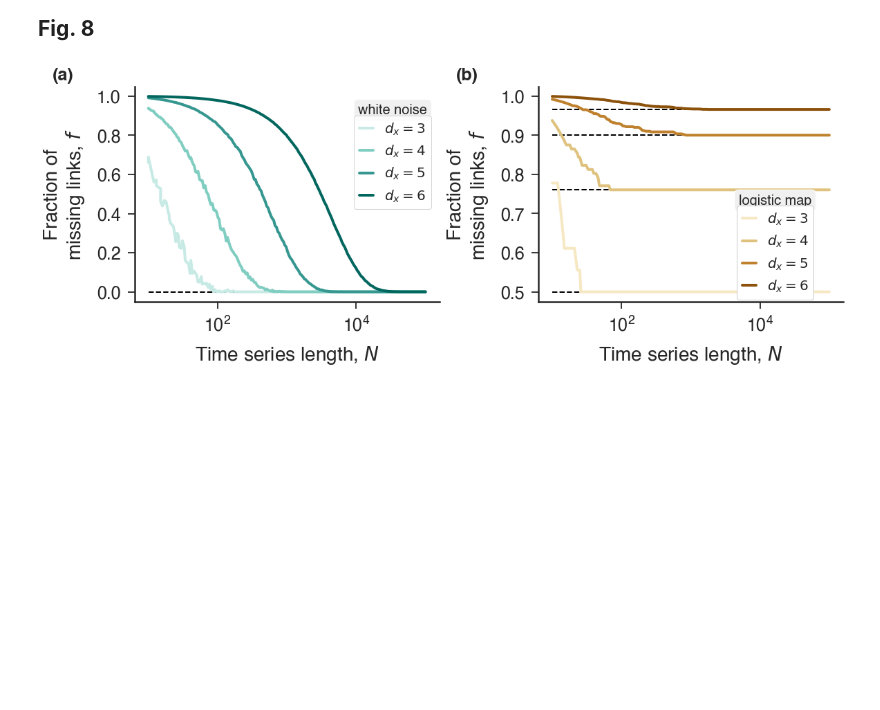
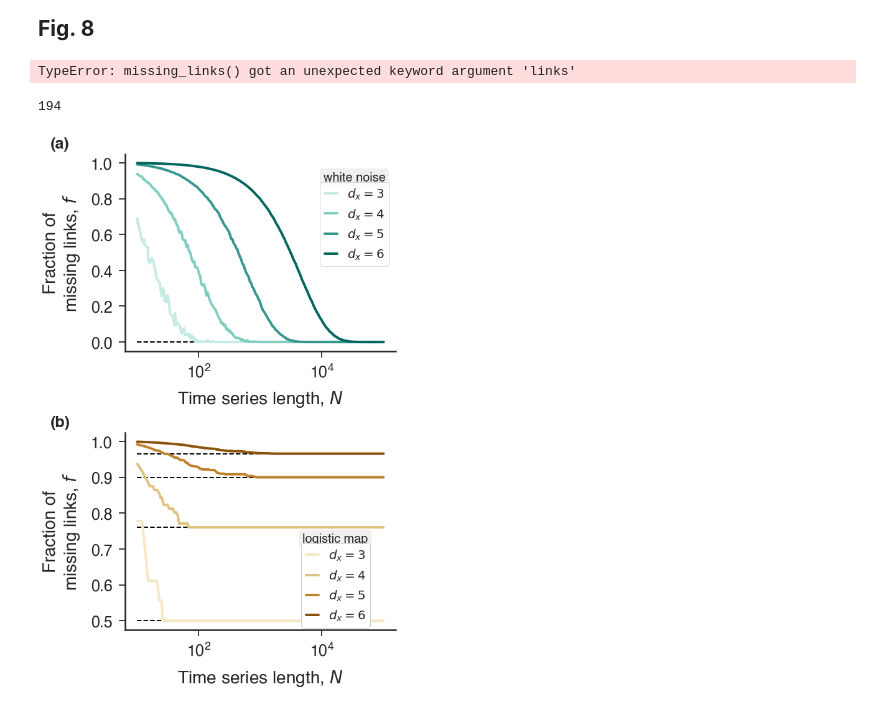
Before and after one commit to arthurpessa/ordpy, a Jupyter notebook: examples/sample_notebook.ipynb, the cells around one changed output. Saved outputs shown, nothing was run; the diff lists cells and outputs as text; code cells hidden in the pictures; blank space fills up the shorter version.

```diff
--- a/examples/sample_notebook.ipynb
+++ b/examples/sample_notebook.ipynb
@@ -243,20 +243,21 @@ ax[0].hlines(fstates_rw[1][-1], 60, 6000, linestyle='--', linewidth=2, color='bl
 ax[0].hlines(fstates_pure_logmap[0][-1], 60, 6000, linestyle='--', linewidth=2, color='black')
 ax[0].hlines(fstates_pure_logmap[1][-1], 60, 6000, linestyle='--', linewidth=2, color='black')
 
-#VERTICAL
+#VERTICAL LAYOUT
 first_legend = plt.legend(handles=rw_leg, loc=(.383,1.84))
 plt.gca().add_artist(first_legend)
 second_legend = plt.legend(handles=logi_leg, loc=(.695,1.84))
 plt.gca().add_artist(second_legend)
 
+#HORIZONTAL LAYOUT
 # first_legend = plt.legend(handles=rw_leg, loc=(-.668,0.45))
 # plt.gca().add_artist(first_legend)
 # second_legend = plt.legend(handles=logi_leg, loc=(-.975,0.45))
 # plt.gca().add_artist(second_legend)
 
-ax[0].annotate('logistic map', (.39,.7),  xycoords='axes fraction',fontsize=20,
+ax[0].annotate('logistic map', (.705,.7),  xycoords='axes fraction',fontsize=20,
                 bbox={'boxstyle':'round', 'fc':'#f0f0f0', 'alpha':1})
-ax[0].annotate('random walk', (.6925,.7), xycoords='axes fraction',fontsize=20,
+ax[0].annotate('random walk', (.38,.7), xycoords='axes fraction',fontsize=20,
                 bbox={'boxstyle':'round', 'fc':'#f0f0f0', 'alpha':1})
 
 
@@ -264,7 +265,7 @@ ax[0].annotate('random walk', (.6925,.7), xycoords='axes fraction',fontsize=20,
 colors = ['#01665e', '#8c510a']
 fstates_logmap = np.load('data/fstates_logmap.npy')
 for y_, c_, l_,lw_ in zip(fstates_logmap, ['#dfc27d', '#8c510a'], labels, [4,6]):
-    ax[1].plot(np.arange(0,.5,.001), y_, linewidth=lw_, color=c_, label=l_, scalex='log')
+    ax[1].plot(np.arange(0,.5,.001), y_, 'o', linewidth=lw_, color=c_, label=l_, scalex='log')
 
 ax[1].hlines(0, 0, .5, linestyle='--', linewidth=2)
 ax[1].set_yticks(np.arange(0,601,150))
@@ -310,7 +311,7 @@ def logistic(a=4, n=100000, x0=0.4):
 
     return x
 # %%
-def transient_logistic_map():
+def transient_logistic_map(x0=.65, r0 = 2.8):
     """
     Iterates the logistic map changing the
     growth parameter r at each step. Initial
@@ -331,7 +332,7 @@ def transient_logistic_map():
     - L.L. Trulla et al., Recurrence quantification analysis of the logistic equation
     with transients, Phys. Letters A 223 (1996) 255-260.
     """
-    x = [2.8*.65*(1-.65)]
+    x = [r0*x0*(1-x0)]
     i = 0
 #
     for r_ in np.arange(2.80001,4.00001,.00001):
@@ -596,7 +605,7 @@ def henon_map(n=2**15, a=1.4, b=0.3, x0=.5, y0=.5):
     return x, y
 # %%
 #Schuster's map
-def schuster_map(n=2**15, z=1, x0=.5):
+def schuster_map(n=2**15, z=2, x0=.5):
     """
 
     Parameters
@@ -1527,21 +1662,28 @@ f.tight_layout()
 # %%
 #15 minutes to run. Data to plot Fig 8a
 
-# flinks_noise = []
+flinks_noise = []
 
-# for dx_ in [3,4,5,6]:
-#     temp_size = []
-#     for size_ in np.logspace(1,5,200).astype(int):
-#         temp  = []
-#         for _ in range(10):
-#             series = np.random.normal(size=size_)
-#             temp.append(missing_links(series, dx=dx_, links=False))
-#         temp_size.append(np.mean(temp))
-#     fstates_noise.append(temp_size)
-# np.save('data/flinks_noise.npy', flinks_noise)
-# flinks_noise = np.load('data/flinks_noise.npy')
+for dx_ in [3,4,5,6]:
+    temp_size = []
+    for size_ in np.unique(np.logspace(1,5,200).astype(int)):
+        temp  = []
+        for _ in range(10):
+            series = np.random.normal(size=size_)
+            temp.append(missing_links(series, dx=dx_, links=False))
+        temp_size.append(np.mean(temp))
+    fstates_noise.append(temp_size)
+
+np.save('data/flinks_noise.npy', flinks_noise)
+flinks_noise = np.load('data/flinks_noise.npy')
+# %% [output]
+TypeError: missing_links() got an unexpected keyword argument 'links'
+# %%
+np.unique(np.logspace(1,5,200).astype(int)).__len__()
+# %% [output]
+194
 # %%
-f, ax = plt.subplots(nrows=1, ncols=2, figsize=pyhvr.stdfigsize(scale=.9,nx=2, ny=1))
+f, ax = plt.subplots(nrows=2, ncols=1, figsize=pyhvr.stdfigsize(scale=.9,nx=1, ny=2))
 
 labels = ['$d_x = 3$', '$d_x = 4$', '$d_x = 5$', '$d_x = 6$']
 greens = ['#c7eae5', '#80cdc1', '#35978f','#01665e']
@@ -1551,35 +1693,39 @@ browns = ['#f6e8c3', '#dfc27d', '#bf812d', '#8c510a']
 flinks_noise = np.load('data/flinks_noise.npy')
 ax[0].set_xscale('log')
 for y_, l_, c_ in zip(flinks_noise, labels, greens):
     ax[0].plot(np.logspace(1,5,200).astype(int), y_, '-', linewidth=4, color=c_, label=l_)
 
 
 ax[0].hlines(0,10,100000, linestyles='--', linewidth=2, color='black')
 ax[0].set_ylabel("Fraction of\nmissing links, $f$")
 ax[0].set_xlabel("Time series length, $N$")
 ax[0].legend(loc=(.72,.43))
-ax[0].annotate('white noise', (.847,.89),  va='center', ha='center', xycoords='axes fraction',fontsize=20,
+ax[0].annotate('white noise', (.847,.88),  va='center', ha='center', xycoords='axes fraction',fontsize=20,
                bbox={'boxstyle':'round', 'fc':'#f0f0f0', 'alpha':1})
+# ax[0].annotate('white noise', (.847,.89),  va='center', ha='center', xycoords='axes fraction',fontsize=20,
+#                bbox={'boxstyle':'round', 'fc':'#f0f0f0', 'alpha':1})
 
 #missing links logistic map
 flinks_logmap = np.load('data/flinks_logmap.npy')
 ax[1].set_xscale('log')
 for y_, l_, c_ in zip(flinks_logmap, labels, browns):
     ax[1].plot(np.logspace(1,5,200).astype(int), y_, '-', linewidth=4, color=c_, label=l_)
 
 for i in range(4):
     ax[1].hlines(flinks_logmap[i][-1], 10, 100000, linestyle='--', linewidth=2, color='black')
 
 ax[1].set_ylabel("Fraction of\nmissing links, $f$")
 ax[1].set_xlabel("Time series length, $N$")
 ax[1].legend(loc=(.65,.01), framealpha=1)
-ax[1].annotate('logistic map', (.777,.47),  va='center', ha='center', xycoords='axes fraction',fontsize=20,
+ax[1].annotate('logistic map', (.777,.46),  va='center', ha='center', xycoords='axes fraction',fontsize=20,
                bbox={'boxstyle':'round', 'fc':'#f0f0f0', 'alpha':1})
+# ax[1].annotate('logistic map', (.777,.47),  va='center', ha='center', xycoords='axes fraction',fontsize=20,
+#                bbox={'boxstyle':'round', 'fc':'#f0f0f0', 'alpha':1})
 
-for (i, ax_), (x_, y_) in zip(list(enumerate(ax.flatten())), [(-.27,1.03)]*2):
+for (i, ax_), (x_, y_) in zip(list(enumerate(ax.flatten())), [(-.275,1.03)]*2):
     ax_.annotate('('+string.ascii_lowercase[i]+')', (x_, y_), xycoords='axes fraction', fontsize=25, weight='bold')
 
 f.tight_layout()
-f.savefig('figs-pdf/missing_liks.pdf', dpi=300, bbox_inches='tight')
+f.savefig('figs-pdf/missing_links_vert.pdf', dpi=300, bbox_inches='tight')
 # %% [output]
-[figure, old version]
+[figure, new version]
```
Also changed, not shown: parts of 19 cells of this notebook, 19 other files.
